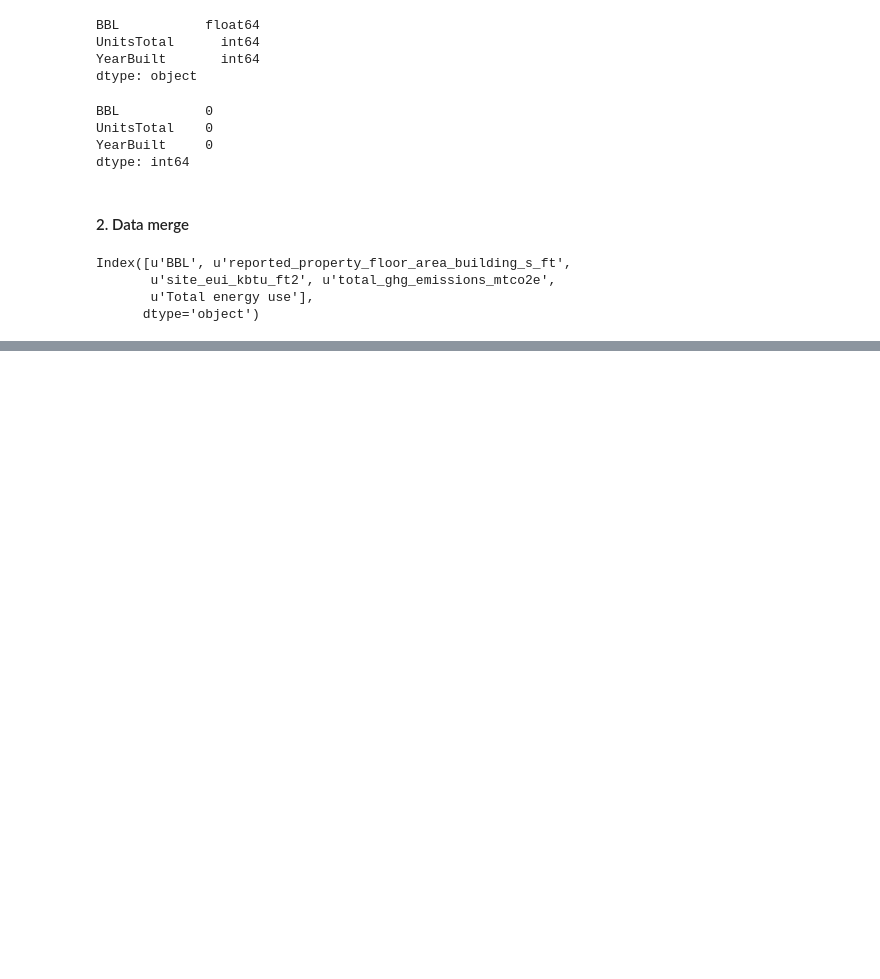
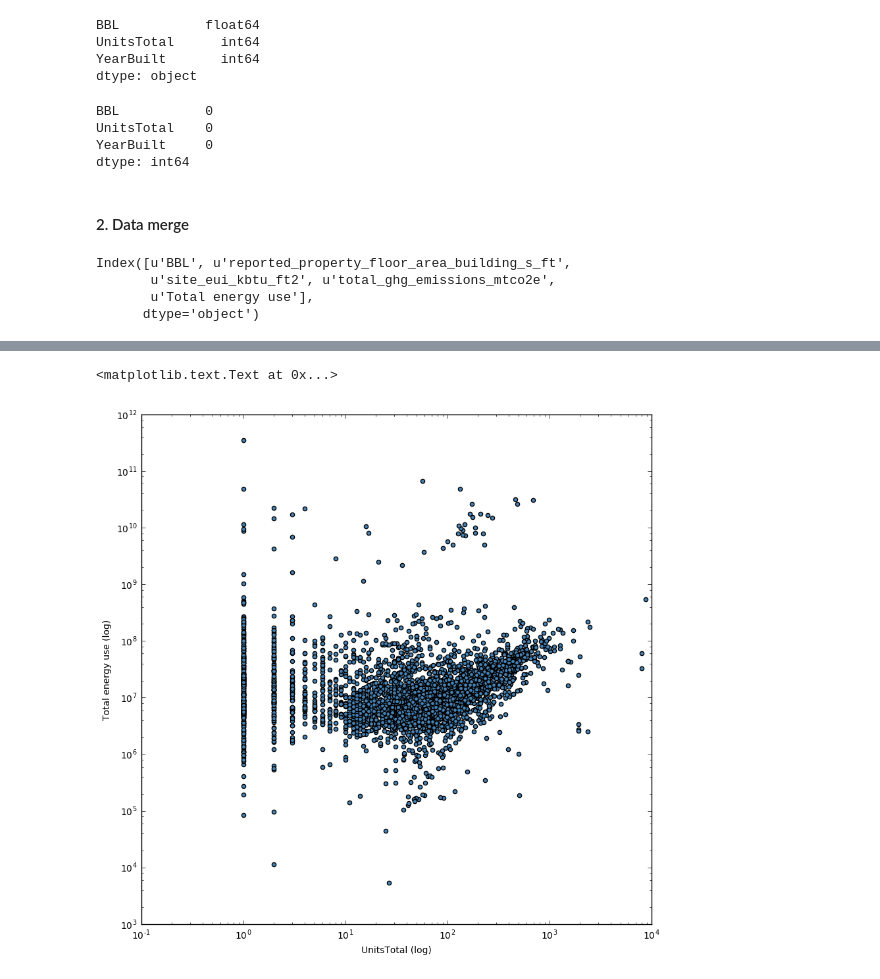
Before and after one commit to anastasiashe/PUI2016_as10790, a Jupyter notebook: HW6_as10790/Assignment2_as10790.ipynb, the cells around one changed output, grey strips where cells are left out. Cells and saved outputs as stored; diff of their text form; code cells hidden in the pictures; blank space fills up the shorter version.

```diff
--- a/HW6_as10790/Assignment2_as10790.ipynb
+++ b/HW6_as10790/Assignment2_as10790.ipynb
@@ -282,0 +323,13 @@ eUse_mpluto.plot.scatter('UnitsTotal', 'Total energy use')
+# %%
+# Log plot
+
+eUse_mpluto_cut.plot.scatter('UnitsTotal', 'Total energy use',
+                            figsize = (10, 10),
+                            loglog = True,
+                            color = 'SteelBlue')
+
+pl.ylabel('Total energy use (log)')
+pl.xlabel('UnitsTotal (log)')
+# %% [output]
+<matplotlib.text.Text at 0x...>
+[figure, added]
```
Also changed, not shown: parts of 23 cells of this notebook.
